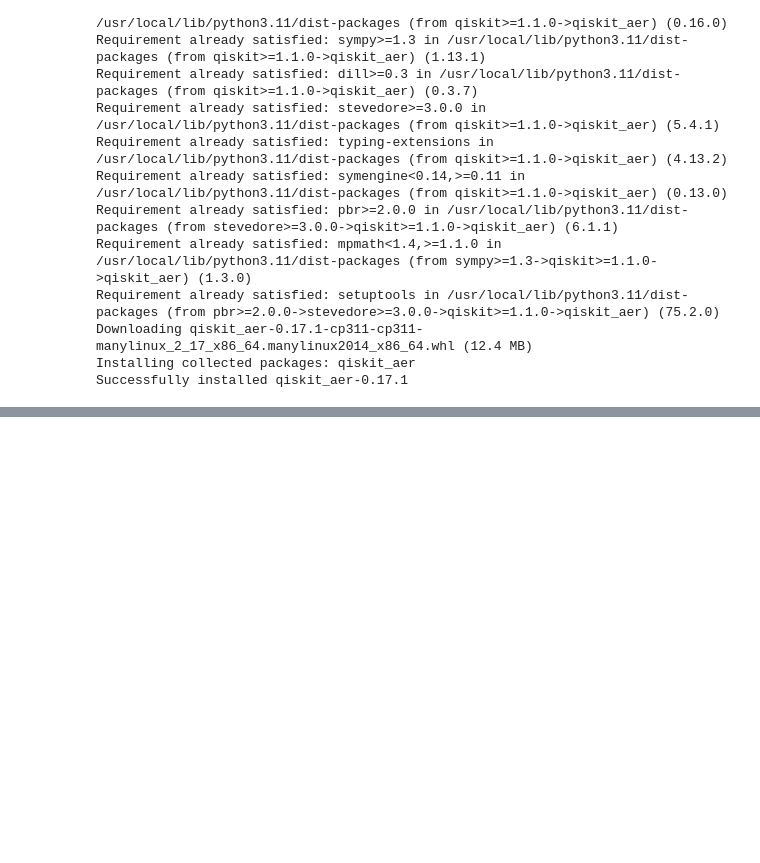
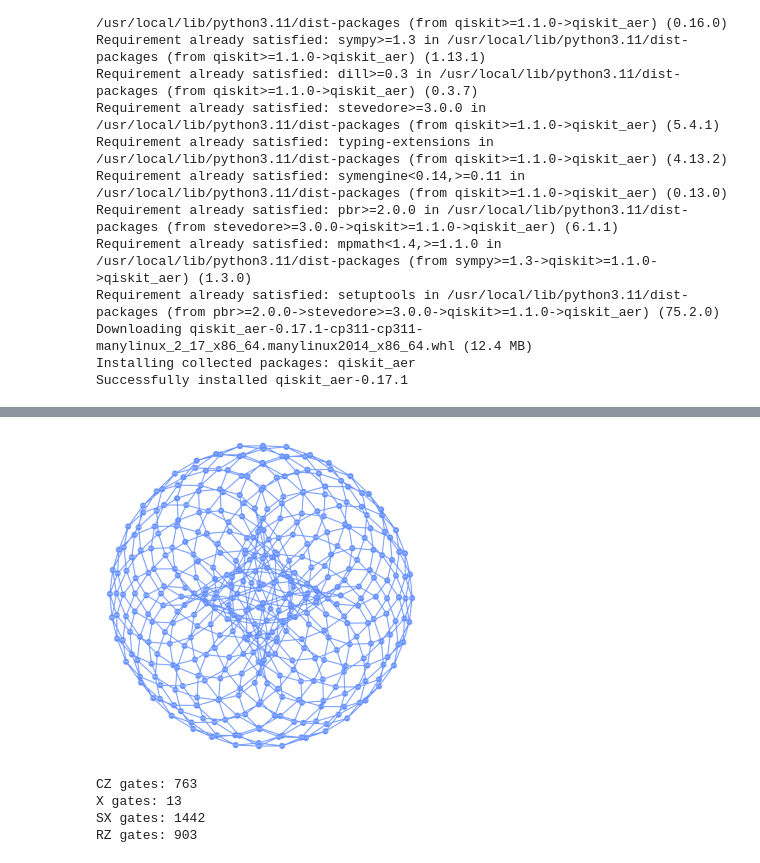
Before and after one commit to sayo-134/qiskit_programming, a Jupyter notebook: custom_backendv2.ipynb, the cells around one changed output, grey strips where cells are left out. Drawn from its saved outputs; the diff is of its cells as text; code cells hidden in the pictures; blank space fills up the shorter version.

```diff
--- a/custom_backendv2.ipynb
+++ b/custom_backendv2.ipynb
@@ -60,0 +391,26 @@ Successfully installed rustworkx-0.16.0
+# %%
+backend = FakeTorusBackend()
+# We set `figsize` to a smaller size to make the documentation website faster
+# to load. Normally, you do not need to set the argument.
+plot_gate_map(backend, figsize=(4, 4))
+# %% [output]
+[figure, added]
+# %%
+num_qubits = int(backend.num_qubits / 2)
+full_device_bv = QuantumCircuit(num_qubits, num_qubits - 1)
+full_device_bv.x(num_qubits - 1)
+full_device_bv.h(range(num_qubits))
+full_device_bv.cx(range(num_qubits - 1), num_qubits - 1)
+full_device_bv.h(range(num_qubits))
+full_device_bv.measure(range(num_qubits - 1), range(num_qubits - 1))
+tqc = transpile(full_device_bv, backend, optimization_level=3)
+op_counts = tqc.count_ops()
+print(f"CZ gates: {op_counts['cz']}")
+print(f"X gates: {op_counts['x']}")
+print(f"SX gates: {op_counts['sx']}")
+print(f"RZ gates: {op_counts['rz']}")
+# %% [output]
+CZ gates: 763
+X gates: 13
+SX gates: 1442
+RZ gates: 903
```
Also changed, not shown: parts of 13 cells of this notebook.
